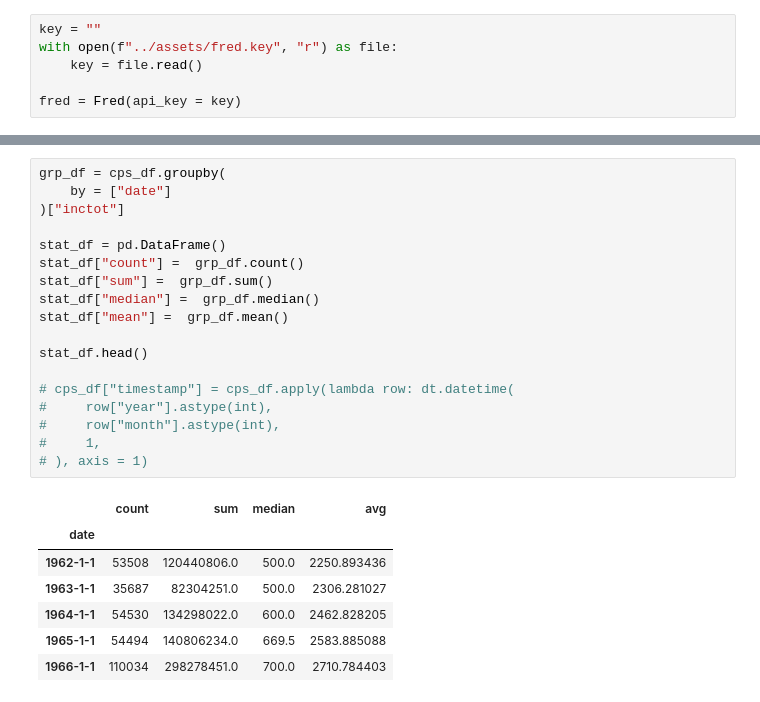
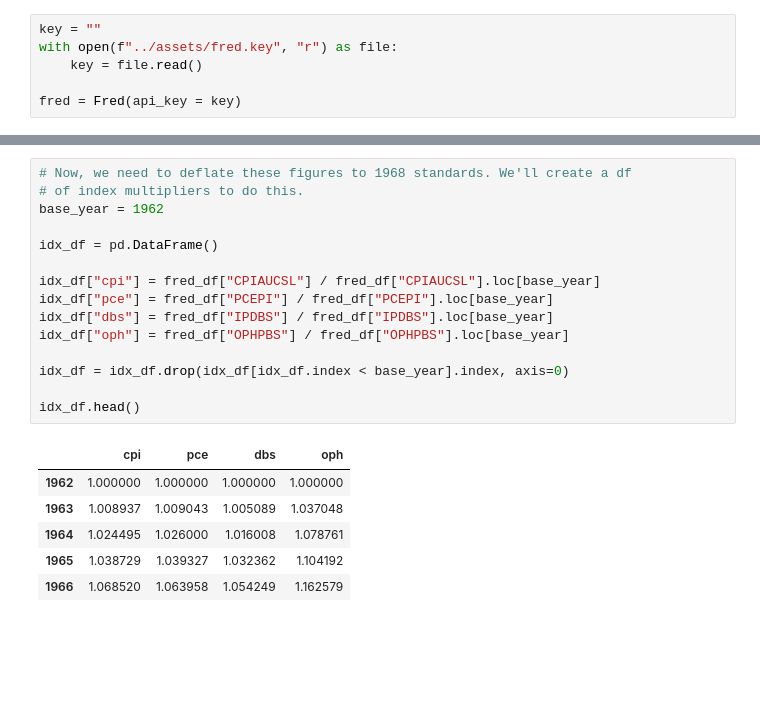
Before and after one commit to Spelkington/econometrics, a Jupyter notebook: assignment07/a07.ipynb, the cells around one changed output, grey strips where cells are left out. Drawn from its saved outputs; the diff is of its cells as text; blank space fills up the shorter version.

```diff
--- a/assignment07/a07.ipynb
+++ b/assignment07/a07.ipynb
@@ -115,26 +113,22 @@ cps_df
-# %%
-grp_df = cps_df.groupby(
-    by = ["date"]
-)["inctot"]
-
-stat_df = pd.DataFrame()
-stat_df["count"] =  grp_df.count()
-stat_df["sum"] =  grp_df.sum()
-stat_df["median"] =  grp_df.median()
-stat_df["mean"] =  grp_df.mean()
-
-stat_df.head()
-
-# cps_df["timestamp"] = cps_df.apply(lambda row: dt.datetime(
-#     row["year"].astype(int),
-#     row["month"].astype(int),
-#     1,
-# ), axis = 1)
-# %% [output]
-|  | count | sum | median | avg |
-| date |  |  |  |  |
-| 1962-1-1 | 53508 | 120440806.0 | 500.0 | 2250.893436 |
-| 1963-1-1 | 35687 | 82304251.0 | 500.0 | 2306.281027 |
-| 1964-1-1 | 54530 | 134298022.0 | 600.0 | 2462.828205 |
-| 1965-1-1 | 54494 | 140806234.0 | 669.5 | 2583.885088 |
-| 1966-1-1 | 110034 | 298278451.0 | 700.0 | 2710.784403 |
+# %%
+# Now, we need to deflate these figures to 1968 standards. We'll create a df
+# of index multipliers to do this.
+base_year = 1962
+
+idx_df = pd.DataFrame()
+
+idx_df["cpi"] = fred_df["CPIAUCSL"] / fred_df["CPIAUCSL"].loc[base_year]
+idx_df["pce"] = fred_df["PCEPI"] / fred_df["PCEPI"].loc[base_year]
+idx_df["dbs"] = fred_df["IPDBS"] / fred_df["IPDBS"].loc[base_year]
+idx_df["oph"] = fred_df["OPHPBS"] / fred_df["OPHPBS"].loc[base_year]
+
+idx_df = idx_df.drop(idx_df[idx_df.index < base_year].index, axis=0)
+
+idx_df.head()
+# %% [output]
+|  | cpi | pce | dbs | oph |
+| 1962 | 1.000000 | 1.000000 | 1.000000 | 1.000000 |
+| 1963 | 1.008937 | 1.009043 | 1.005089 | 1.037048 |
+| 1964 | 1.024495 | 1.026000 | 1.016008 | 1.078761 |
+| 1965 | 1.038729 | 1.039327 | 1.032362 | 1.104192 |
+| 1966 | 1.068520 | 1.063958 | 1.054249 | 1.162579 |
```
Also changed, not shown: parts of 7 cells of this notebook, 1 other file.
